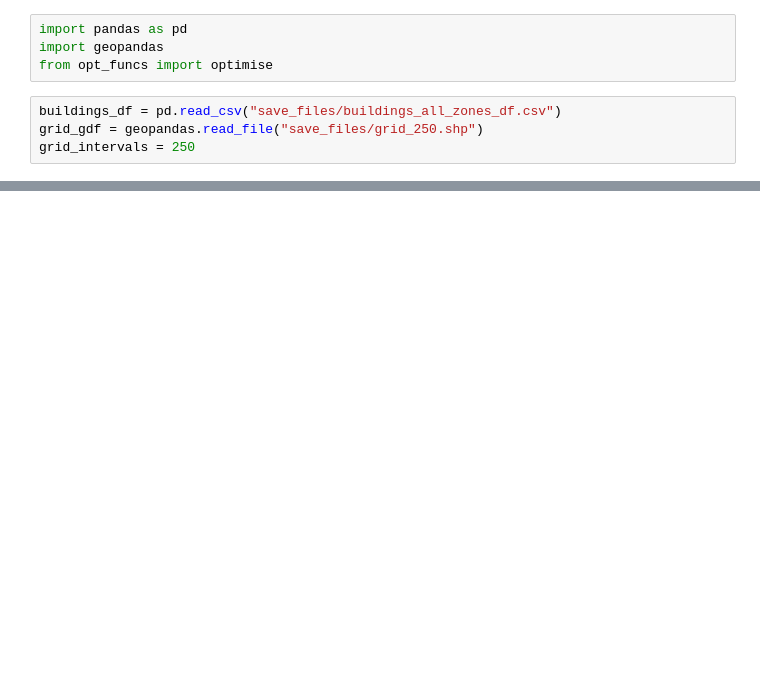
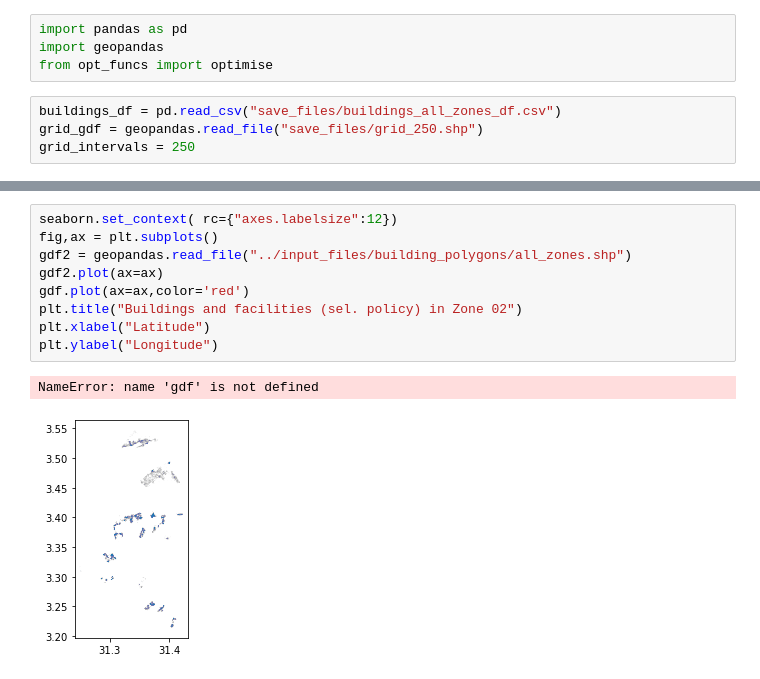
Before and after one commit to daanieo/FATM_opt, a Jupyter notebook: Optimisation.ipynb, the cells around one changed output, grey strips where cells are left out. Drawn from its saved outputs; the diff is of its cells as text; blank space fills up the shorter version.

```diff
--- a/Optimisation.ipynb
+++ b/Optimisation.ipynb
@@ -54,0 +77,12 @@ res.result[r].objectives[:]
+# %%
+seaborn.set_context( rc={"axes.labelsize":12})
+fig,ax = plt.subplots()
+gdf2 = geopandas.read_file("../input_files/building_polygons/all_zones.shp")
+gdf2.plot(ax=ax)
+gdf.plot(ax=ax,color='red')
+plt.title("Buildings and facilities (sel. policy) in Zone 02")
+plt.xlabel("Latitude")
+plt.ylabel("Longitude")
+# %% [output]
+NameError: name 'gdf' is not defined
+[figure, added]
```
Also changed, not shown: parts of 10 cells of this notebook, 2 other files.
